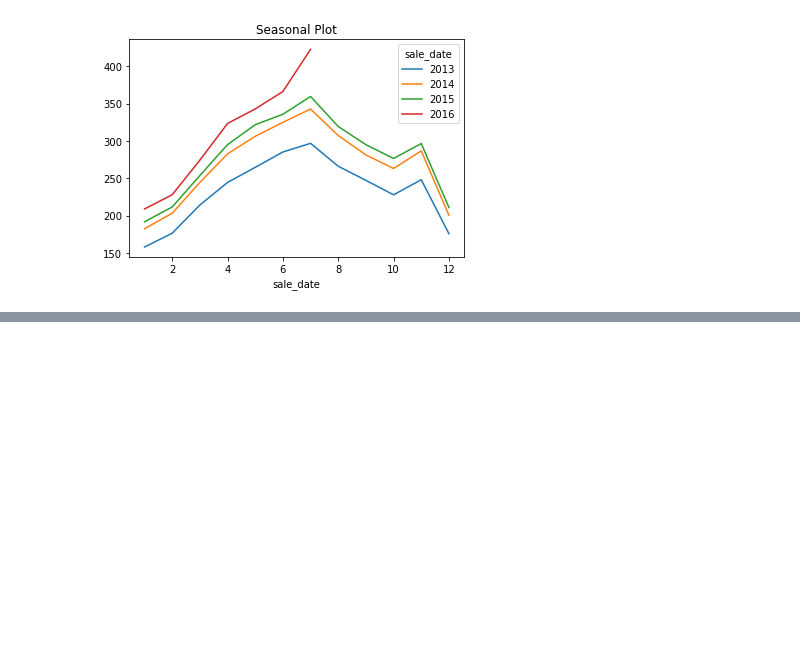
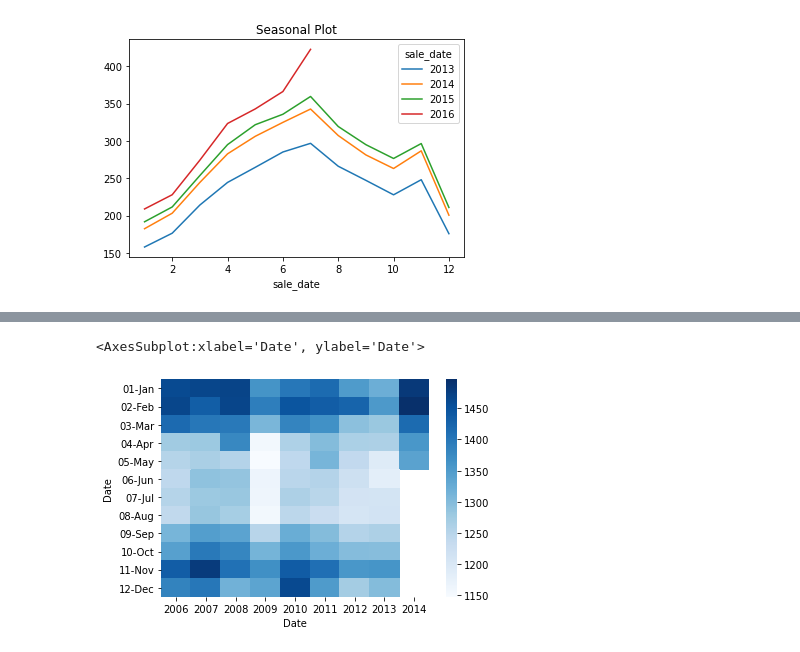
Before and after one commit to mariamnaqvi/time-series-exercises, a Jupyter notebook: explore.ipynb, the cells around one changed output, grey strips where cells are left out. Cells and saved outputs as stored; diff of their text form; code cells hidden in the pictures; blank space fills up the shorter version.

```diff
--- a/explore.ipynb
+++ b/explore.ipynb
@@ -158,0 +193,6 @@ y.groupby([y.index.year, y.index.month]).mean().unstack(0).plot(title='Seasonal
+# %%
+table = y2.groupby([y2.index.strftime('%Y'), y2.index.strftime('%m-%b')]).mean().unstack(0)
+sns.heatmap(table, cmap='Blues')
+# %% [output]
+<AxesSubplot:xlabel='Date', ylabel='Date'>
+[figure, added]
```
Also changed, not shown: parts of 9 cells of this notebook.
